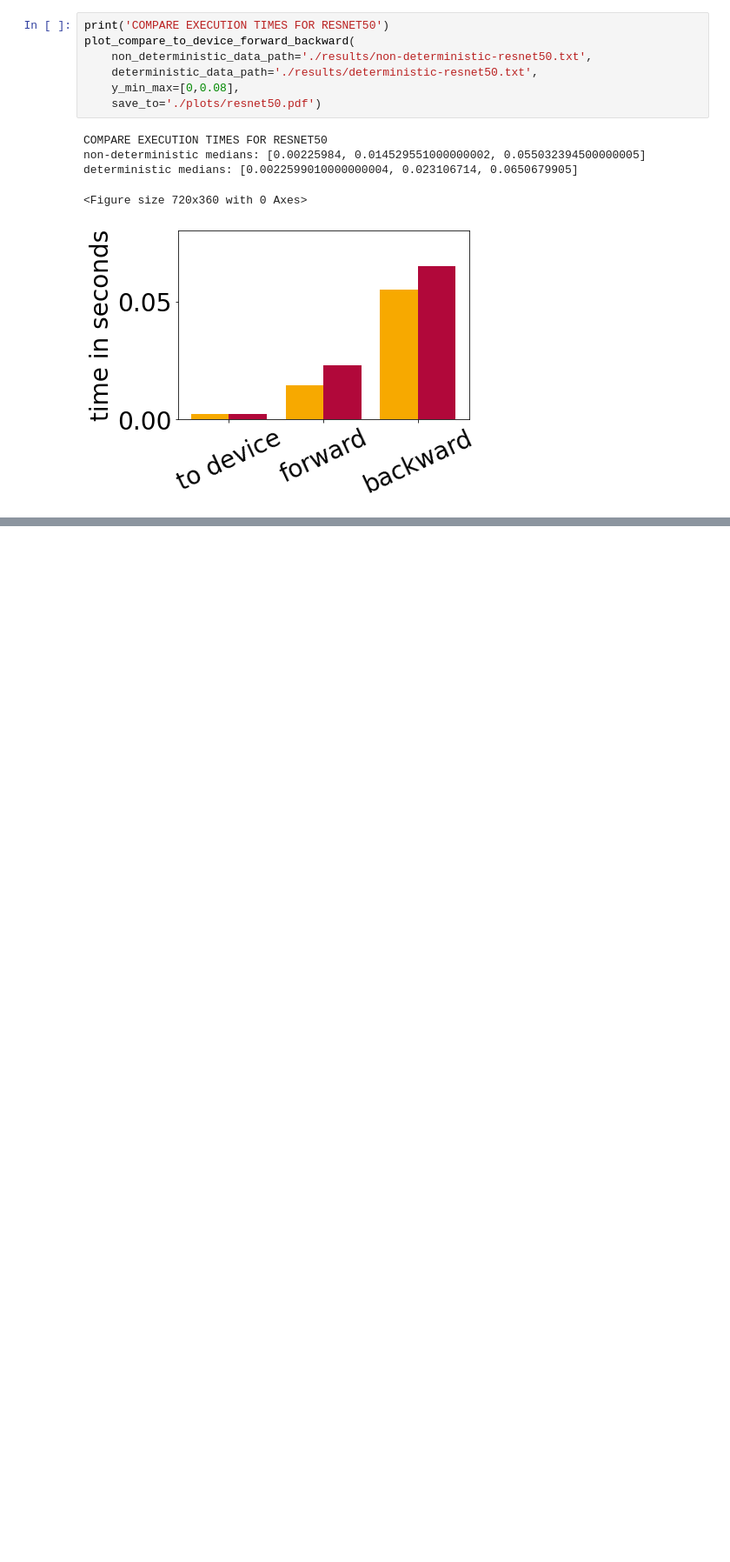
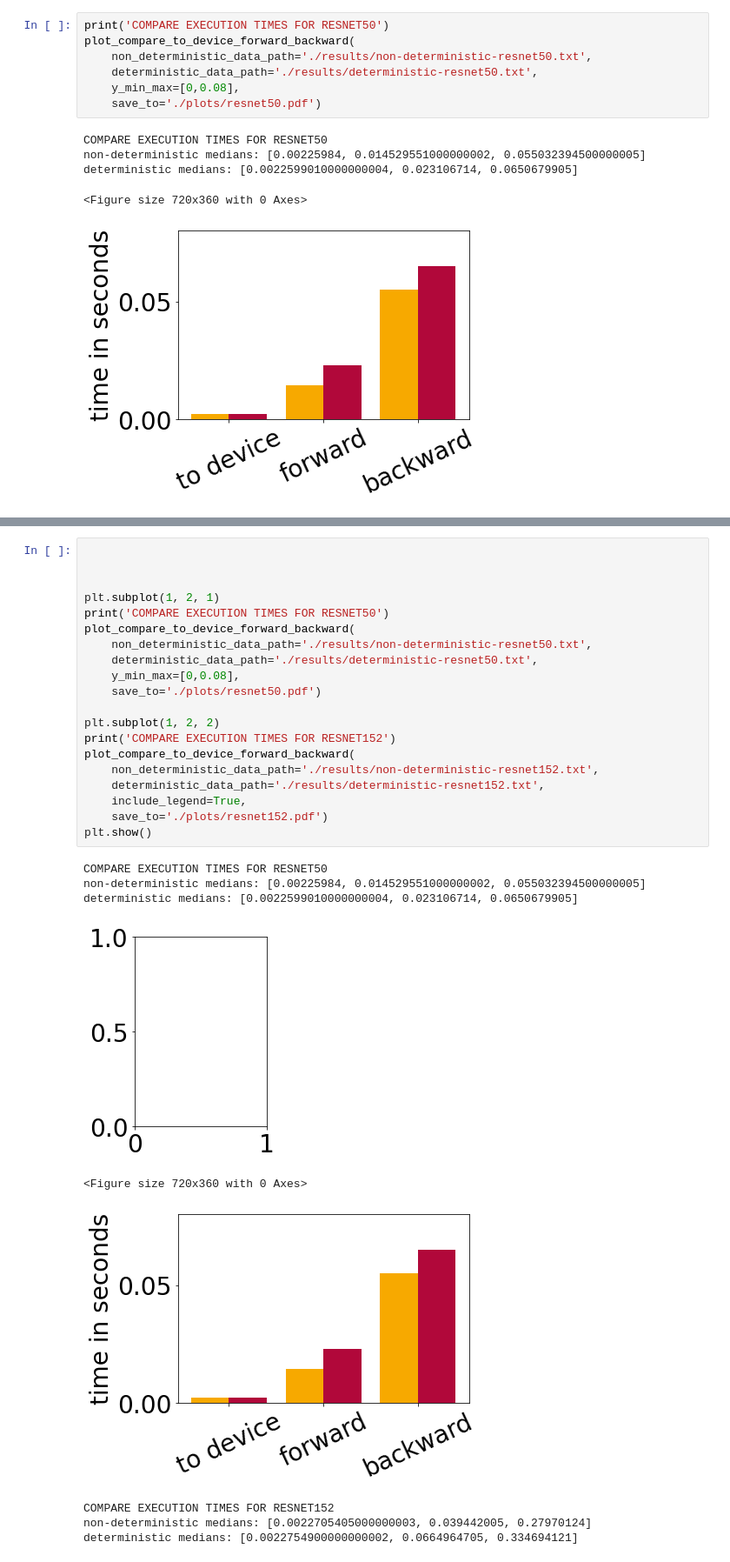
Before and after one commit to slin96/master-thesis, a Jupyter notebook: experiments/deterministic-runtime/plots.ipynb, the cells around one changed output, grey strips where cells are left out. Shown at 87% size. Cells and saved outputs as stored; diff of their text form; blank space fills up the shorter version.

Commit message:
deterministic subplot

```diff
--- a/experiments/deterministic-runtime/plots.ipynb
+++ b/experiments/deterministic-runtime/plots.ipynb
@@ -114,0 +116,30 @@ deterministic medians: [0.0022754900000000002, 0.0664964705, 0.334694121]
+# %%
+
+
+
+plt.subplot(1, 2, 1)
+print('COMPARE EXECUTION TIMES FOR RESNET50')
+plot_compare_to_device_forward_backward(
+    non_deterministic_data_path='./results/non-deterministic-resnet50.txt',
+    deterministic_data_path='./results/deterministic-resnet50.txt',
+    y_min_max=[0,0.08],
+    save_to='./plots/resnet50.pdf')
+
+plt.subplot(1, 2, 2)
+print('COMPARE EXECUTION TIMES FOR RESNET152')
+plot_compare_to_device_forward_backward(
+    non_deterministic_data_path='./results/non-deterministic-resnet152.txt',
+    deterministic_data_path='./results/deterministic-resnet152.txt',
+    include_legend=True,
+    save_to='./plots/resnet152.pdf')
+plt.show()
+# %% [output]
+COMPARE EXECUTION TIMES FOR RESNET50
+non-deterministic medians: [0.00225984, 0.014529551000000002, 0.055032394500000005]
+deterministic medians: [0.0022599010000000004, 0.023106714, 0.0650679905]
+[figure, added]
+<Figure size 720x360 with 0 Axes>
+[figure, added]
+COMPARE EXECUTION TIMES FOR RESNET152
+non-deterministic medians: [0.0022705405000000003, 0.039442005, 0.27970124]
+deterministic medians: [0.0022754900000000002, 0.0664964705, 0.334694121]
```
Also changed, not shown: parts of 3 cells of this notebook.
